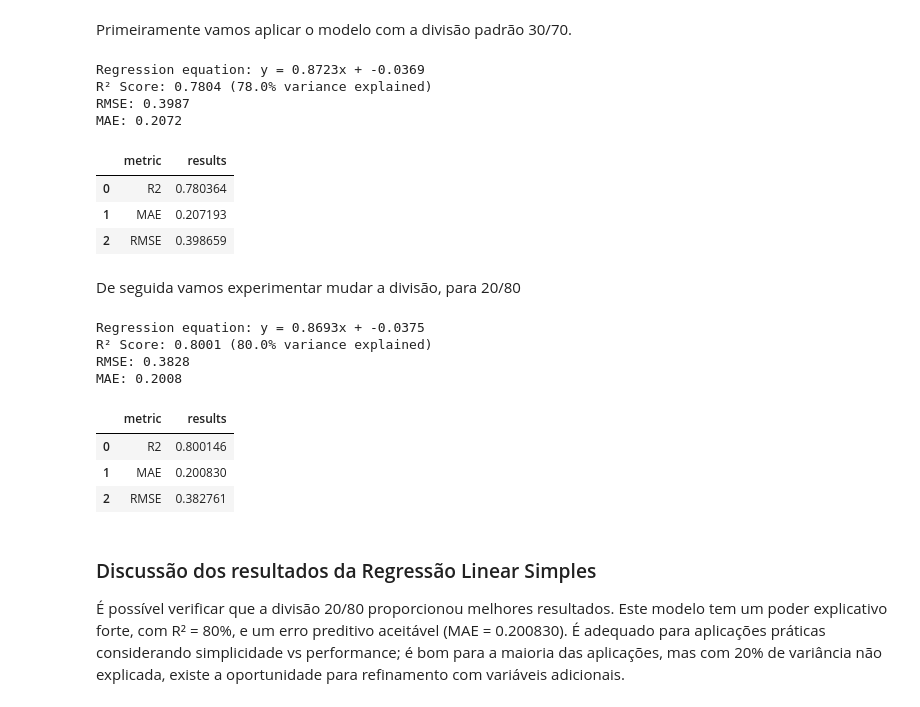
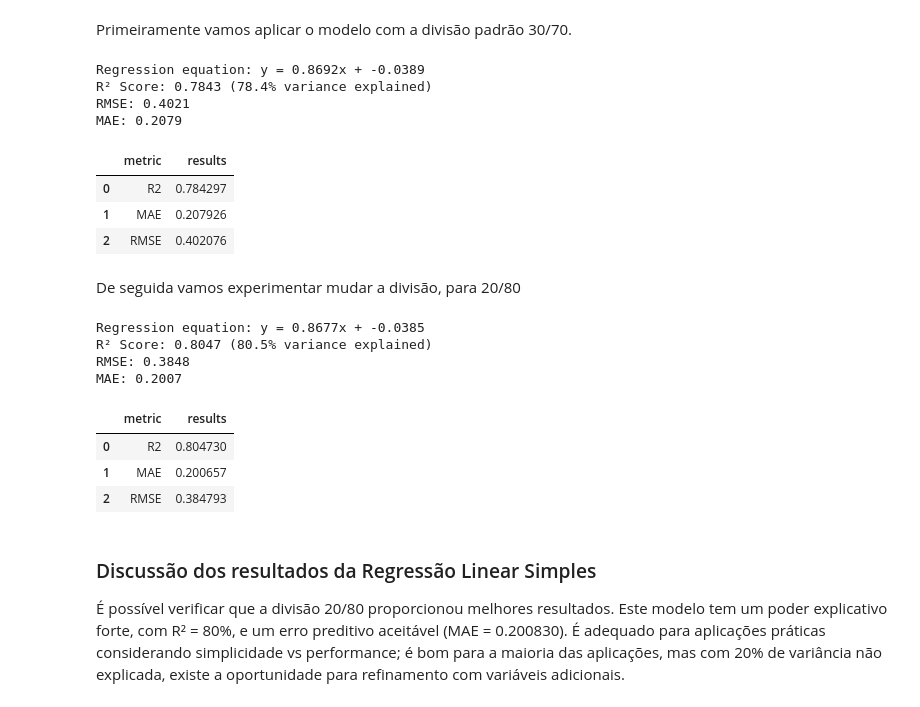
Before and after one commit to acatt-01/APRAU_EFG_B_1230166_1191619, a Jupyter notebook: APRAU_EFG_B_1191619_1230166.ipynb, the cells around one changed output. Saved outputs shown, nothing was run; the diff lists cells and outputs as text; code cells hidden in the pictures.

```diff
--- a/APRAU_EFG_B_1191619_1230166.ipynb
+++ b/APRAU_EFG_B_1191619_1230166.ipynb
@@ -682,8 +845,8 @@ from sklearn.linear_model import LinearRegression
 from sklearn.metrics import r2_score, mean_squared_error, mean_absolute_error
 from sklearn.model_selection import train_test_split
 
-X = numerical_cols[['artists_avg_popularity']]
-y = numerical_cols['target_regression']
+X = data[['artists_avg_popularity']]
+y = data['target_regression']
 
 # divisão do dataset entre treino e teste
 X_train, X_test, y_train, y_test = train_test_split(X, y, test_size=0.3, random_state=42)
@@ -692,40 +855,40 @@ X_train, X_test, y_train, y_test = train_test_split(X, y, test_size=0.3, random_
 
 model = LinearRegression()
 model.fit(X_train, y_train)
 y_pred = model.predict(X_test)
 
 # calcular metricas
 
 r2 = r2_score(y_test, y_pred)
 mse = mean_squared_error(y_test, y_pred)
 rmse = np.sqrt(mse)
 mae = mean_absolute_error(y_test, y_pred)
 
 # coeficientes do modelo
 
 slope = model.coef_[0]
 intercept = model.intercept_
 
 print(f"Regression equation: y = {slope:.4f}x + {intercept:.4f}")
 print(f"R² Score: {r2:.4f} ({r2*100:.1f}% variance explained)")
 print(f"RMSE: {rmse:.4f}")
 print(f"MAE: {mae:.4f}")
 
 tabela_resumo = pd.DataFrame({
     "metric": ["R2", "MAE", "RMSE"],
     "results": [r2, mae, rmse],
 })
 
 display(tabela_resumo)
 # %% [output]
-Regression equation: y = 0.8723x + -0.0369
-R² Score: 0.7804 (78.0% variance explained)
-RMSE: 0.3987
-MAE: 0.2072
+Regression equation: y = 0.8692x + -0.0389
+R² Score: 0.7843 (78.4% variance explained)
+RMSE: 0.4021
+MAE: 0.2079
 |  | metric | results |
-| 0 | R2 | 0.780364 |
-| 1 | MAE | 0.207193 |
-| 2 | RMSE | 0.398659 |
+| 0 | R2 | 0.784297 |
+| 1 | MAE | 0.207926 |
+| 2 | RMSE | 0.402076 |
 # %% [markdown]
 De seguida vamos experimentar mudar a divisão, para 20/80
 # %%
@@ -762,14 +925,14 @@ tabela_resumo = pd.DataFrame({
 
 display(tabela_resumo)
 # %% [output]
-Regression equation: y = 0.8693x + -0.0375
-R² Score: 0.8001 (80.0% variance explained)
-RMSE: 0.3828
-MAE: 0.2008
+Regression equation: y = 0.8677x + -0.0385
+R² Score: 0.8047 (80.5% variance explained)
+RMSE: 0.3848
+MAE: 0.2007
 |  | metric | results |
-| 0 | R2 | 0.800146 |
-| 1 | MAE | 0.200830 |
-| 2 | RMSE | 0.382761 |
+| 0 | R2 | 0.804730 |
+| 1 | MAE | 0.200657 |
+| 2 | RMSE | 0.384793 |
 # %% [markdown]
 ### Discussão dos resultados da Regressão Linear Simples
 
```
Also changed, not shown: parts of 66 cells of this notebook.
